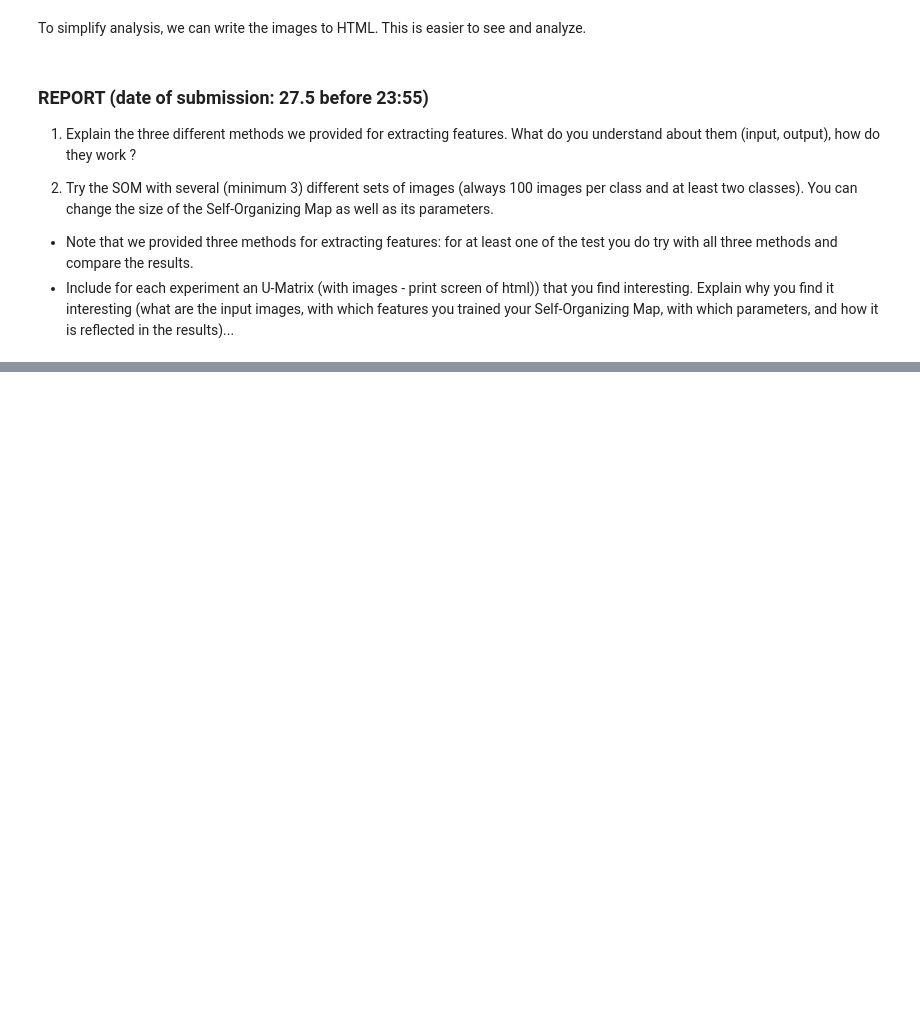
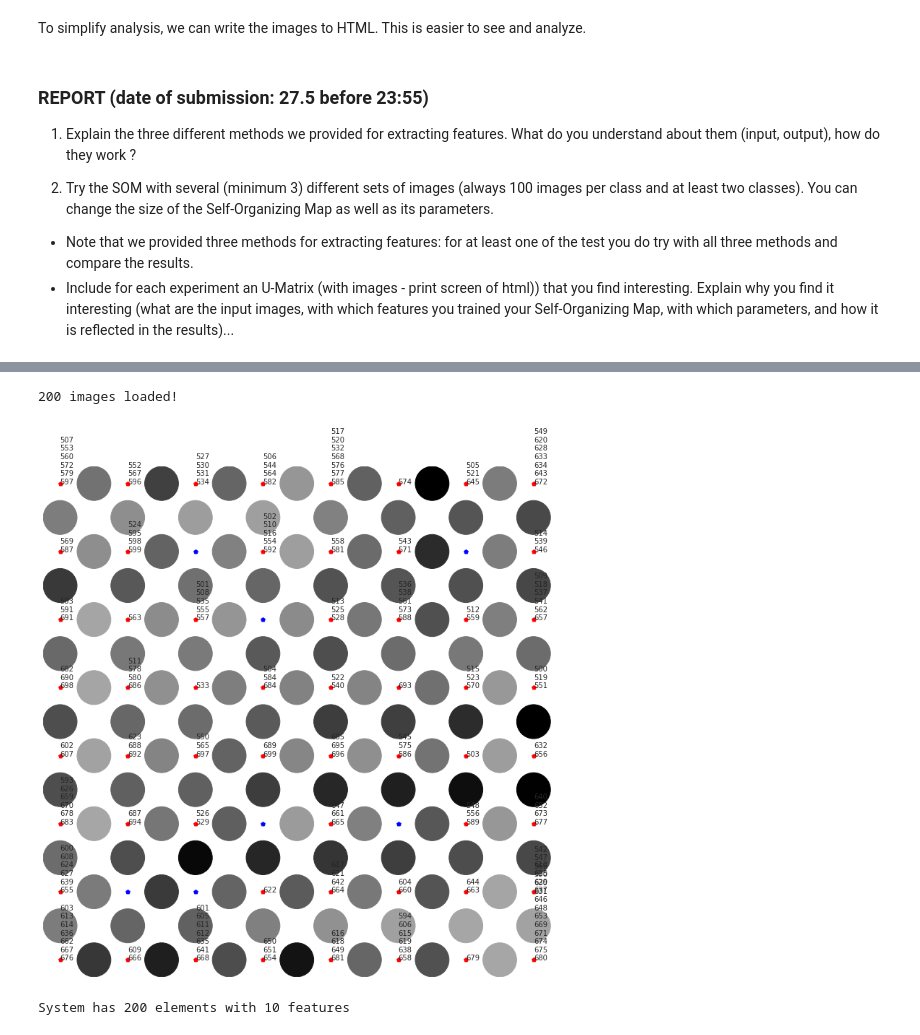
Before and after one commit to tiagoquin/mlg20-pw5, a Jupyter notebook: SOM_part2.ipynb, the cells around one changed output, grey strips where cells are left out. Drawn from its saved outputs; the diff is of its cells as text; code cells hidden in the pictures; blank space fills up the shorter version.

```diff
--- a/SOM_part2.ipynb
+++ b/SOM_part2.ipynb
@@ -90,0 +144,6 @@ extractor.to_html('som.html', kmap)
+# %%
+do_run_all(method_hue, 'experiment1-2.html', ITERS, elephants_flowers)
+# %% [output]
+200 images loaded!
+[figure, added]
+System has 200 elements with 10 features
```
Also changed, not shown: parts of 10 cells of this notebook, 30 other files.
